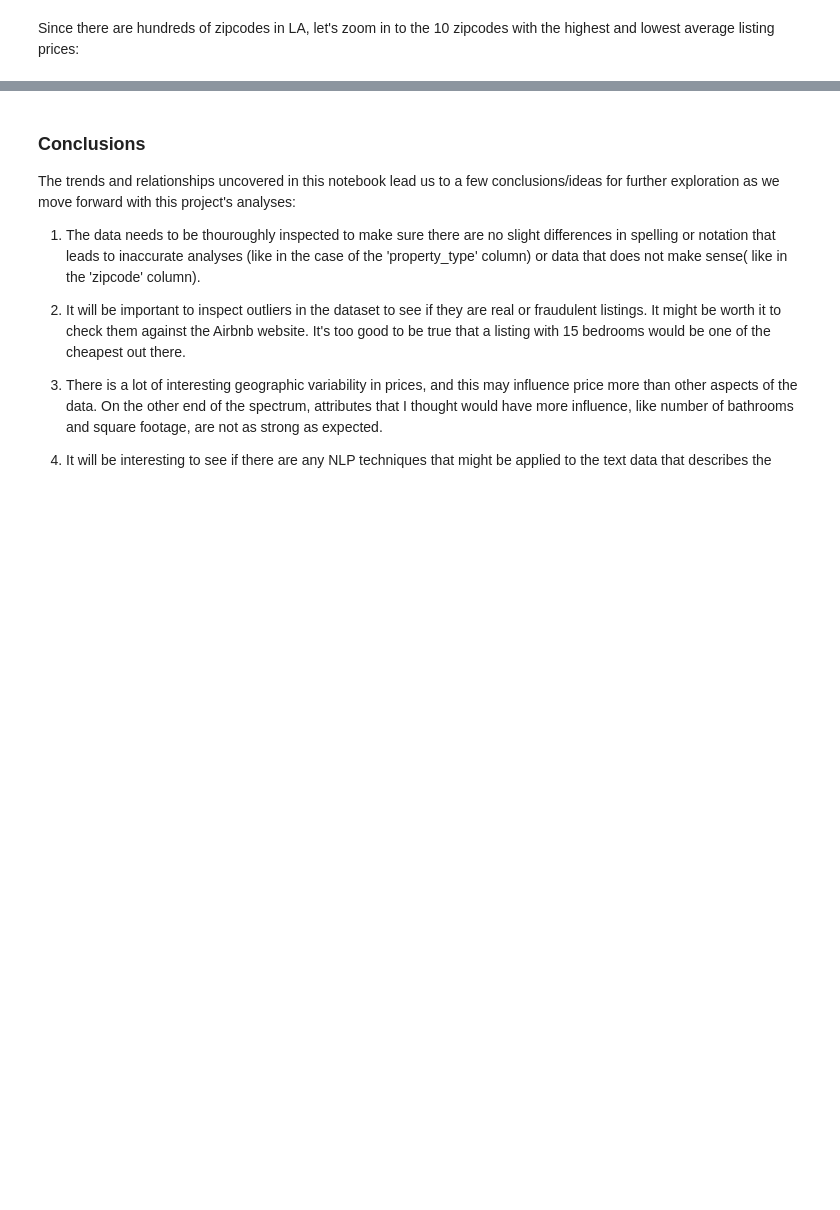
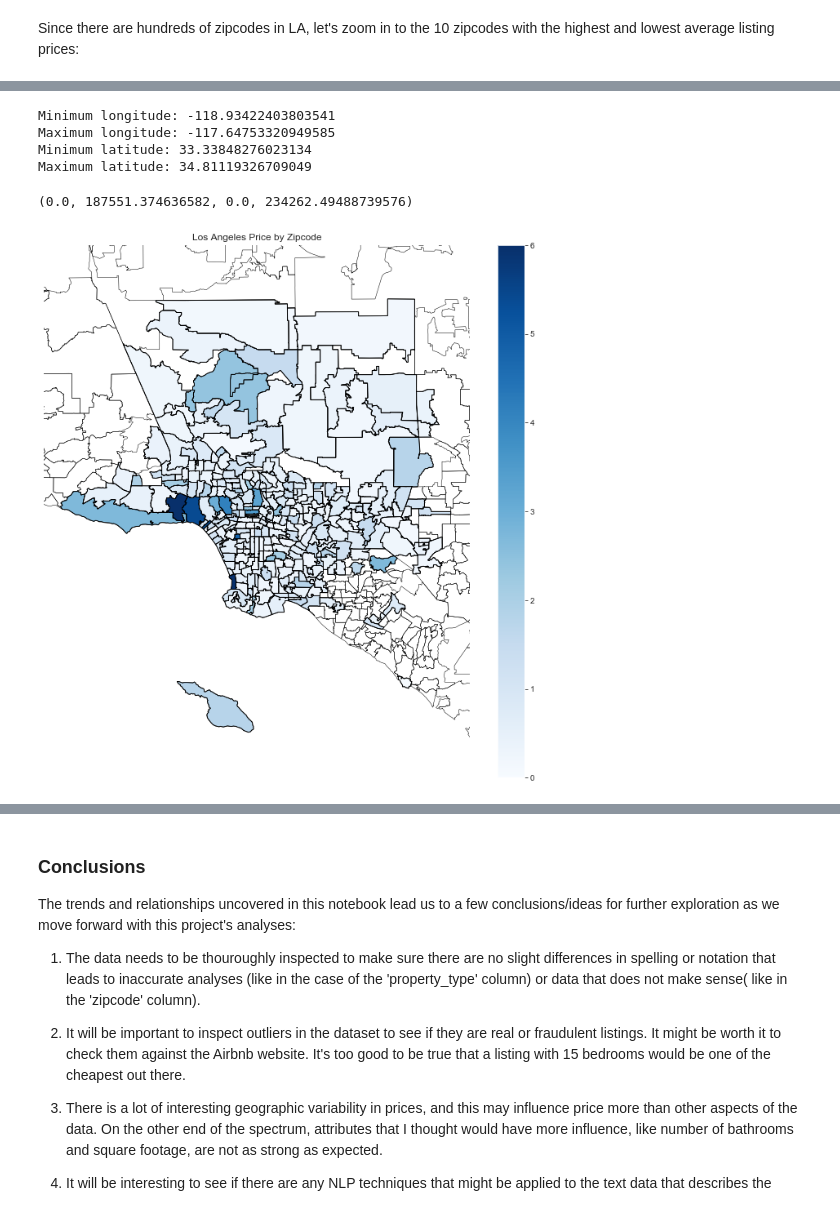
Before and after one commit to clairemiles/prescient-price, a Jupyter notebook: data_story/data_story.ipynb, the cells around one changed output, grey strips where cells are left out. Drawn from its saved outputs; the diff is of its cells as text; code cells hidden in the pictures; blank space fills up the shorter version.

```diff
--- a/data_story/data_story.ipynb
+++ b/data_story/data_story.ipynb
@@ -164,9 +264,0 @@ ppp = pd.concat([price_per_prop.head(), price_per_prop.tail()]).sort_values(by='
-# %%
-# plot property types with highest and lowest average prices
-ppp.plot(kind='bar')
-plt.title('Average listing price for the top and bottom property types')
-plt.xlabel('Property Type')
-plt.ylabel('Price (USD)')
-plt.xticks(rotation=45)
-plt.legend(loc=None)
-plt.style.use('ggplot')
@@ -242,0 +282,71 @@ Without the outlier, the regression plot suggests a positive trend in the data,
+# %%
+lon_min = listings.longitude.min()
+lon_max = listings.longitude.max()
+lat_min = listings.latitude.min()
+lat_max = listings.latitude.max()
+
+print('Minimum longitude:', lon_min)
+print('Maximum longitude:', lon_max)
+print('Minimum latitude:', lat_min)
+print('Maximum latitude:', lat_max)
+# %% [output]
+Minimum longitude: -118.93422403803541
+Maximum longitude: -117.64753320949585
+Minimum latitude: 33.33848276023134
+Maximum latitude: 34.81119326709049
+# %%
+fig = plt.figure(figsize=(12, 12))
+buffer = 0.2
+colormap = plt.cm.Blues
+m = Basemap(projection='mill',
+            llcrnrlat = lat_min - buffer,
+            llcrnrlon = lon_min - buffer,
+            urcrnrlat = lat_max + buffer,
+            urcrnrlon = lon_max + buffer,
+            resolution='h')
+
+m.drawstates(color='b')
+# add zipcodes outlines
+m.readshapefile('zipcodes/zipcodes','zips')
+
+# read price and zipcode info into a dictionary
+prices = {
+    str(int(i)):j for (i, j) in zip(listings.zipcode, listings.price_USD)
+}
+
+ziplist = []
+colors  = {}
+vmin    = 0.
+vmax    = 6.
+
+zip_info   = m.zips_info
+div     = (max(prices.values())/(vmax-vmin))
+pricesscl = {i:(j/div) for (i,j) in prices.items()}
+
+for d in zip_info:
+    iterzip = d["ZCTA5CE10"]
+    if iterzip in pricesscl.keys():
+        iterpop = pricesscl.get(iterzip,0)
+        colors[iterzip] = colormap(iterpop/vmax)[:3]
+    ziplist.append(iterzip)
+
+for nshape,seg in enumerate(m.zips):
+    i, j = zip(*seg)
+    if ziplist[nshape] in pricesscl.keys():
+        color = rgb2hex(colors[ziplist[nshape]])
+        edgecolor = "#000000"
+        plt.fill(i,j,color,edgecolor=edgecolor);
+
+# include colorbar.
+sm = plt.cm.ScalarMappable(
+    cmap=colormap,norm=mpl.colors.Normalize(vmin=vmin, vmax=vmax)
+    )
+
+mm = plt.cm.ScalarMappable(cmap=colormap)
+mm.set_array([vmin, vmax])
+plt.colorbar(mm,ticks=np.arange(vmin, vmax+1, 1),orientation="vertical")
+plt.title("Los Angeles Price by Zipcode")
+plt.gca().axis("off")
+# %% [output]
+(0.0, 187551.374636582, 0.0, 234262.49488739576)
+[figure, added]
```
Also changed, not shown: parts of 97 cells of this notebook, 11 other files.
